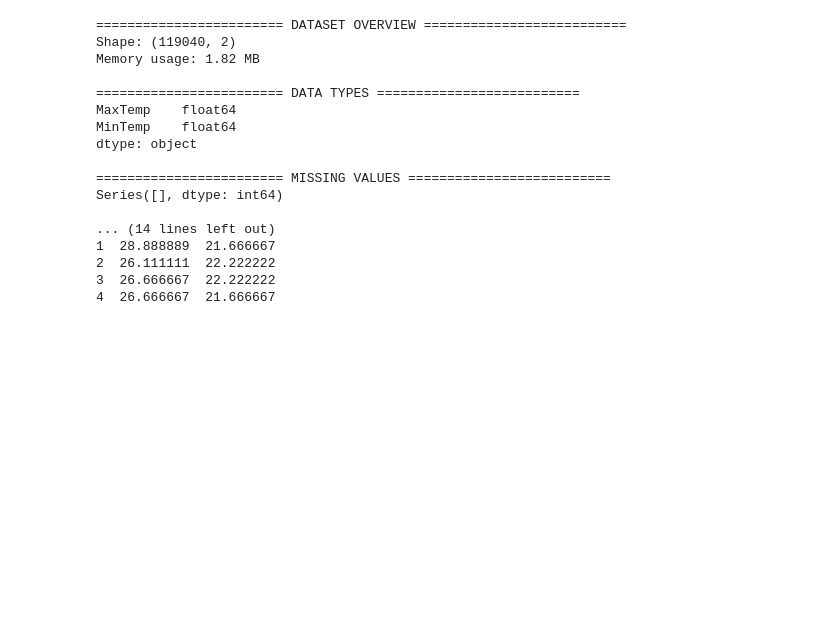
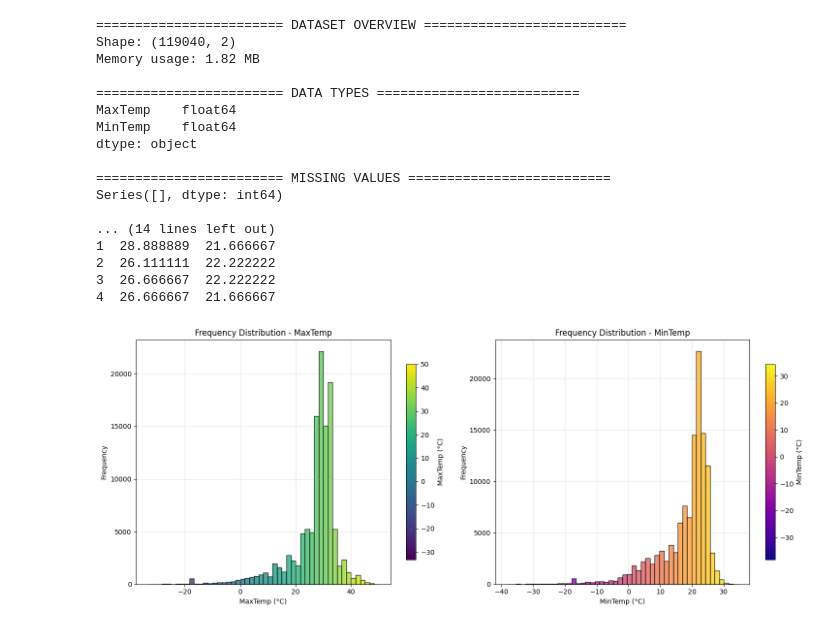
Before and after one commit to CczMind/Self-learning_MachineLearning, a Jupyter notebook: Project/World_War_Two_Weather_Conditions/main.ipynb, the cells around one changed output. Cells and saved outputs as stored; diff of their text form; code cells hidden in the pictures; blank space fills up the shorter version.

```diff
--- a/Project/World_War_Two_Weather_Conditions/main.ipynb
+++ b/Project/World_War_Two_Weather_Conditions/main.ipynb
@@ -215,3 +215,48 @@ Series([], dtype: int64)
 2  26.111111  22.222222
 3  26.666667  22.222222
 4  26.666667  21.666667
+# %%
+def Plot_Visualization(df):
+    fig, (ax1, ax2) = plt.subplots(1, 2, figsize = (15, 6))
+
+    # MaxTemp with viridis
+    counts1, bins1, patches1 = ax1.hist(df["MaxTemp"].dropna(), bins = 50, alpha = 0.8, edgecolor = "black")
+    for patch, color in zip(patches1, plt.cm.viridis(np.linspace(0, 1, len(patches1)))):
+        patch.set_facecolor(color)
+
+    # MinTemp with plasma
+    counts2, bins2, patches2 = ax2.hist(df["MinTemp"].dropna(), bins = 50, alpha = 0.8, edgecolor = "black")
+    for patch, color in zip(patches2, plt.cm.plasma(np.linspace(0, 1, len(patches2)))):
+        patch.set_facecolor(color)
+
+    # Set titles and labels
+    for ax, title, temp_col in [(ax1, "MaxTemp", "MaxTemp"), (ax2, "MinTemp", "MinTemp")]:
+        ax.set_title(f"Frequency Distribution - {title}")
+        ax.set_xlabel(f"{title} (°C)")
+        ax.set_ylabel("Frequency")
+        ax.grid(True, alpha=0.3)
+
+    # Add colorbars
+    plt.colorbar(plt.cm.ScalarMappable(
+        cmap = plt.cm.viridis,
+        norm = plt.Normalize(vmin = df["MaxTemp"].min(), vmax = df["MaxTemp"].max())
+        ),
+        ax=ax1,
+        shrink=0.8,
+        label="MaxTemp (°C)"
+    )
+    plt.colorbar(plt.cm.ScalarMappable(
+        cmap = plt.cm.plasma,
+        norm = plt.Normalize(vmin = df["MinTemp"].min(), vmax = df["MinTemp"].max())
+        ),
+        ax = ax2,
+        shrink = 0.8,
+        label = "MinTemp (°C)"
+    )
+
+    plt.tight_layout()
+    plt.show()
+# %%
+Plot_Visualization(df)
+# %% [output]
+[figure, added]
```
Also changed, not shown: parts of 4 cells of this notebook.
